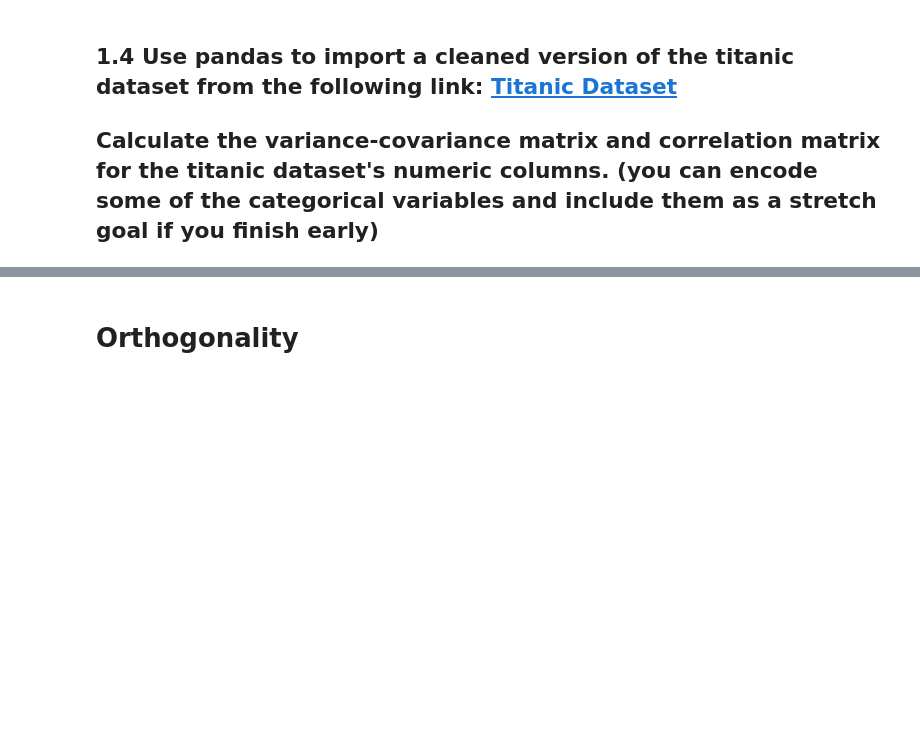
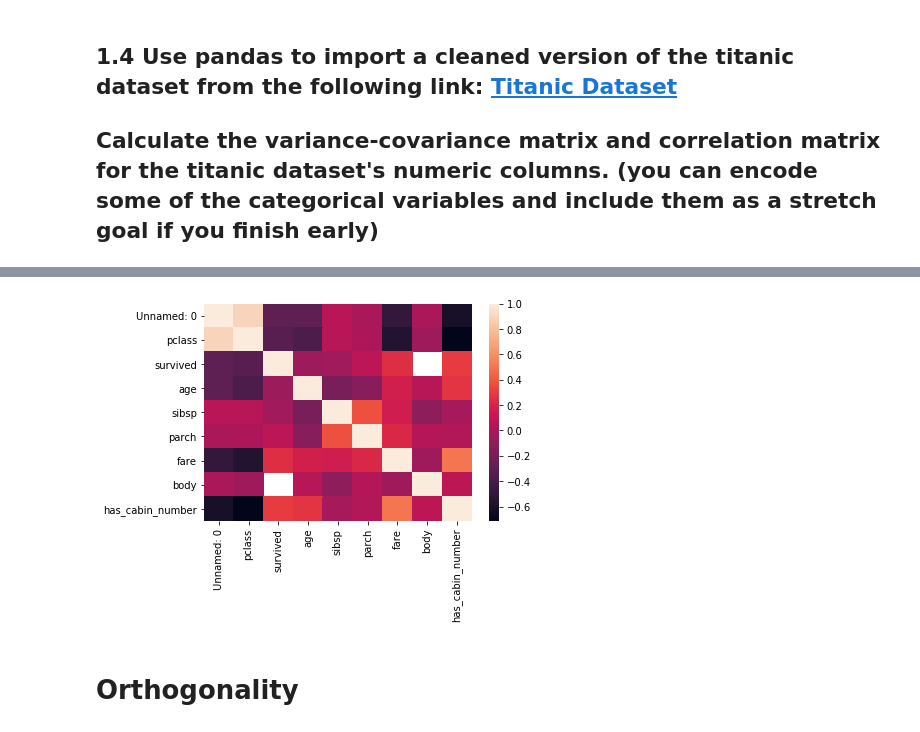
Before and after one commit to Khislatz/DS-Unit-1-Sprint-3-Linear-Algebra, a Jupyter notebook: module2-intermediate-linear-algebra/Khislat_Zhuraeva_LS_DS_132_Intermediate_Linear_Algebra_Assignment.ipynb, the cells around one changed output, grey strips where cells are left out. Drawn from its saved outputs; the diff is of its cells as text; code cells hidden in the pictures; blank space fills up the shorter version.

```diff
--- a/module2-intermediate-linear-algebra/Khislat_Zhuraeva_LS_DS_132_Intermediate_Linear_Algebra_Assignment.ipynb
+++ b/module2-intermediate-linear-algebra/Khislat_Zhuraeva_LS_DS_132_Intermediate_Linear_Algebra_Assignment.ipynb
@@ -153 +253,8 @@ sales_df.cov() #7604 is a COVARIANCE between number of customers and sales, it i
+# %%
+#seaborn code for the same
+import seaborn as sns
+sns.heatmap(titanic_df.corr());
+#nagative correlations are darker
+# %% [output]
+[figure, added]
 # %% [markdown]
```
Also changed, not shown: parts of 52 cells of this notebook.
